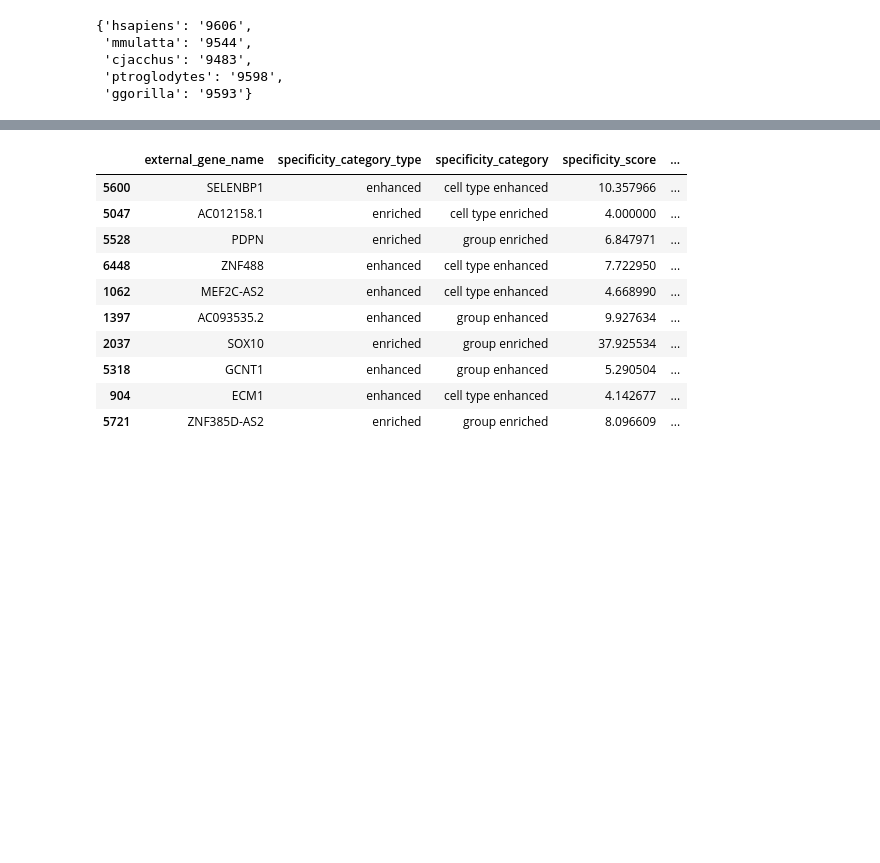
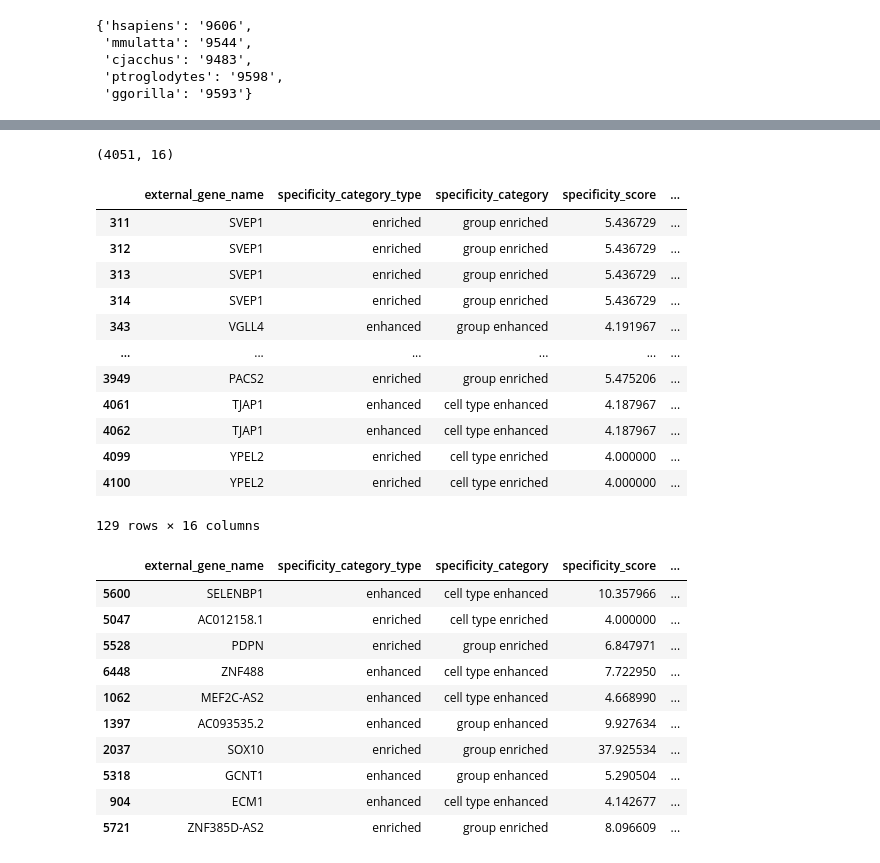
Before and after one commit to Papatheodorou-Group/GeneSpectraKG, a Jupyter notebook: test_kg.ipynb, the cells around one changed output, grey strips where cells are left out. Saved outputs shown, nothing was run; the diff lists cells and outputs as text; code cells hidden in the pictures; blank space fills up the shorter version.

```diff
--- a/test_kg.ipynb
+++ b/test_kg.ipynb
@@ -179,0 +212,13 @@ gorilla
+# %%
+species_name_file='marmoset'
+species_id='9483'
+species_classes = pd.read_csv(f"data/marmoset_classes_subclass_ensembl_name.csv")
+species_processed = preprocess_genespectra_output(species_classes)
+print(species_processed.shape)
+cell_ontology = pd.read_csv("data/MTG_cell_type_to_ontology.csv", dtype=str)
+cell_ontology = cell_ontology.drop(['subclass'], axis=1).drop_duplicates()
+species_classes_new = species_processed.merge(cell_ontology.loc[cell_ontology.ncbi_txid == species_id], left_on='cell_type_name', right_on='cell_type_name', how='left').reset_index(drop=True)
+print(species_classes_new.shape)
+species_tbl = all_species_mapped.loc[all_species_mapped.species_id == species_id]
+species_tbl = species_tbl[['ensembl_gene_id', 'external_gene_name']]
+species_classes_final = species_classes_new.merge(species_tbl, left_on='external_gene_name', right_on='external_gene_name', how='left').dropna().reset_index(drop=True)
@@ -180,3 +244,23 @@ gorilla
+# %%
+species_classes_new.merge(species_tbl, left_on='external_gene_name', right_on='external_gene_name', how='left').dropna().reset_index(drop=True).drop_duplicates().shape
+# %% [output]
+(4051, 16)
+# %%
+species_classes_final.loc[species_classes_final.duplicated(keep=False) ]
+# %% [output]
+|  | external_gene_name | specificity_category_type | specificity_category | specificity_score | ... |
+| 311 | SVEP1 | enriched | group enriched | 5.436729 | ... |
+| 312 | SVEP1 | enriched | group enriched | 5.436729 | ... |
+| 313 | SVEP1 | enriched | group enriched | 5.436729 | ... |
+| 314 | SVEP1 | enriched | group enriched | 5.436729 | ... |
+| 343 | VGLL4 | enhanced | group enhanced | 4.191967 | ... |
+| ... | ... | ... | ... | ... | ... |
+| 3949 | PACS2 | enriched | group enriched | 5.475206 | ... |
+| 4061 | TJAP1 | enhanced | cell type enhanced | 4.187967 | ... |
+| 4062 | TJAP1 | enhanced | cell type enhanced | 4.187967 | ... |
+| 4099 | YPEL2 | enriched | cell type enriched | 4.000000 | ... |
+| 4100 | YPEL2 | enriched | cell type enriched | 4.000000 | ... |
+129 rows × 16 columns
 # %%
 gorilla_classes = pd.read_csv(f"data/gorilla_classes_subclass.csv")
 gorilla_processed = preprocess_genespectra_output(gorilla_classes)
```
Also changed, not shown: parts of 15 cells of this notebook, 5 other files.
